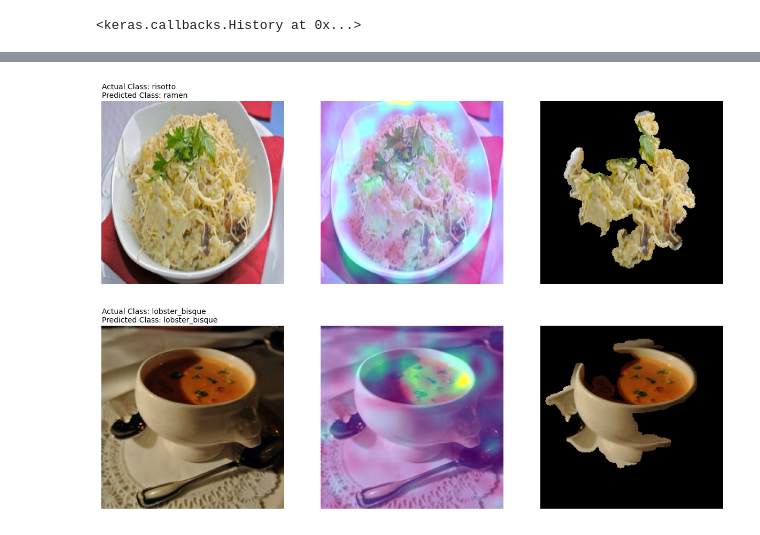
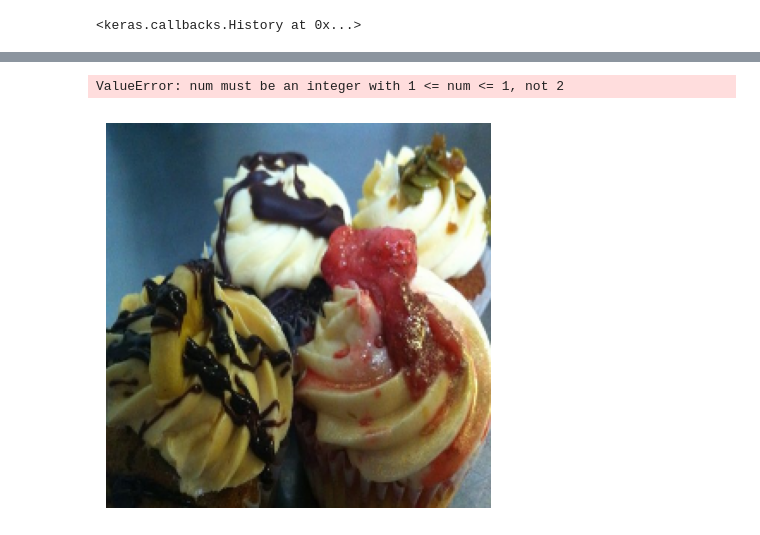
Before and after one commit to MichalskyL/XAI-Projekt, a Jupyter notebook: XAI_Gruppenarbeit.ipynb, the cells around one changed output, grey strips where cells are left out. Drawn from its saved outputs; the diff is of its cells as text; code cells hidden in the pictures.

Commit message:
Add detailed explanation for XRAI

```diff
--- a/XAI_Gruppenarbeit.ipynb
+++ b/XAI_Gruppenarbeit.ipynb
@@ -320,37 +310,57 @@ def add_row_to_plt(rows, pos, image, model, actual_class, layer_name, predicted_
 
     plt.subplot(rows, 3, 3*(pos-1) + 1)
     plt.text(0, -5, "Actual Class: " + actual_class +
              "\nPredicted Class: " + predicted_class)
     plt.axis('off')
     plt.imshow(image)
     plt.subplot(rows, 3, 3*(pos-1) + 2)
     plt.axis('off')
     plt.imshow(gradcam_img)
     plt.subplot(rows, 3, 3*(pos-1) + 3)
     plt.axis('off')
     # Show most salient 30% of the image
     xrai_mask = xrai_attributions >= np.percentile(xrai_attributions, 70)
     xrai_im_mask = np.array(image)
     xrai_im_mask[~xrai_mask] = 0
     plt.imshow(xrai_im_mask)
 
 
 rows = 2
 
-plt.figure(figsize=(15, 5*rows))
+for layer in model_loaded.layers[:: -1]:
+        if (layer.name.startswith("conv")):
+            layer_name = layer.name
+            break
 test_imgs, test_classes = next(iter(test_dataset.batch(rows)))
 predicted_class_indices = predict_imgs(test_imgs, model_loaded)
+
+# XRAI steps
+orig_img = test_imgs[0].numpy().astype(np.uint8)
+xrai_attributions = explain_xrai(orig_img, model_loaded, layer_name, predicted_class_indices[i])
+plt.figure(figsize=(15,5))
+plt.subplot(1, 3, 1)
+plt.axis('off')
+plt.imshow(orig_img)
+plt.subplot(1, 3, 2)
+plt.axis('off')
+plt.imshow(xrai_attributions)
+plt.subplot(1, 3, 3)
+plt.axis('off')
+# Show most salient 30% of the image
+xrai_mask = xrai_attributions >= np.percentile(xrai_attributions, 70)
+xrai_im_mask = np.array(orig_img)
+xrai_im_mask[~xrai_mask] = 0
+plt.imshow(xrai_im_mask)
+plt.show()
+
+plt.figure(figsize=(15, 5*rows))
 for i in range(rows):
     test_img = test_imgs[i].numpy().astype(np.uint8)
     test_class = test_classes[i].numpy().astype(np.uint8)
     actual_class = info.features['label'].names[test_class]
 
-    for layer in model_loaded.layers[:: -1]:
-        if (layer.name.startswith("conv")):
-            layer_name = layer.name
-            break
-
     add_row_to_plt(rows, i+1, test_img, model_loaded, actual_class, layer_name, predicted_class_indices[i])
 plt.show()
 # %% [output]
+ValueError: num must be an integer with 1 <= num <= 1, not 2
-[figure, old version]
+[figure, new version]
```
Also changed, not shown: parts of 1 cell of this notebook.
